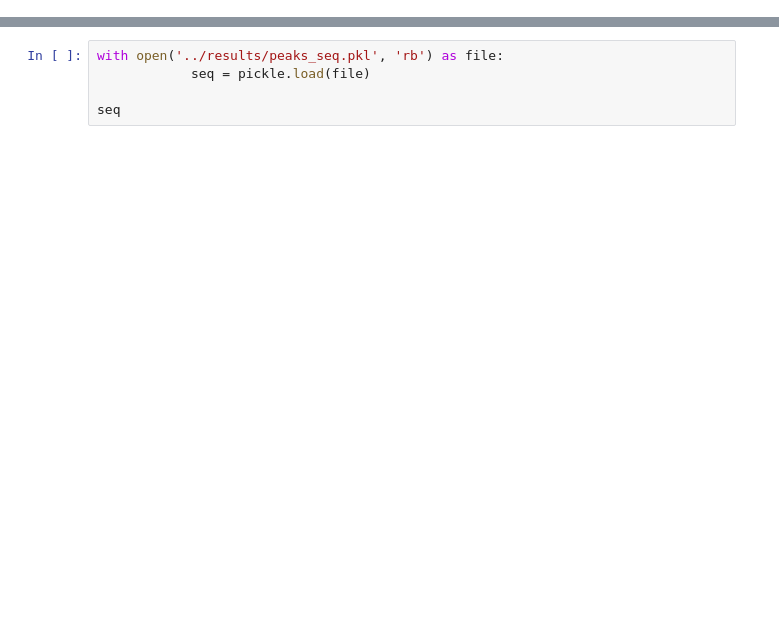
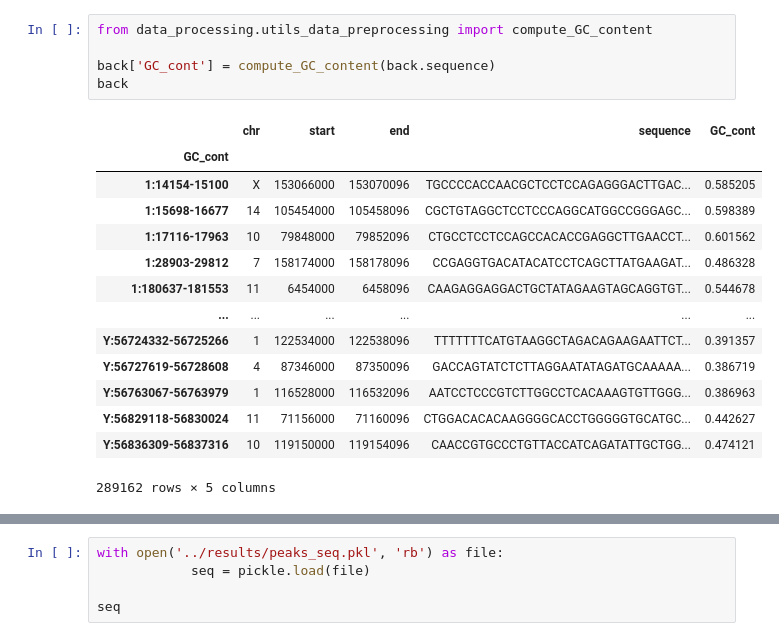
Before and after one commit to alexiaDorm/master-thesis, a Jupyter notebook: src/model.ipynb, the cells around one changed output, grey strips where cells are left out. Saved outputs shown, nothing was run; the diff lists cells and outputs as text; blank space fills up the shorter version.

```diff
--- a/src/model.ipynb
+++ b/src/model.ipynb
@@ -123,0 +127,20 @@ sequences
+# %%
+from data_processing.utils_data_preprocessing import compute_GC_content
+
+back['GC_cont'] = compute_GC_content(back.sequence)
+back
+# %% [output]
+|  | chr | start | end | sequence | GC_cont |
+| GC_cont |  |  |  |  |  |
+| 1:14154-15100 | X | 153066000 | 153070096 | TGCCCCACCAACGCTCCTCCAGAGGGACTTGAC... | 0.585205 |
+| 1:15698-16677 | 14 | 105454000 | 105458096 | CGCTGTAGGCTCCTCCCAGGCATGGCCGGGAGC... | 0.598389 |
+| 1:17116-17963 | 10 | 79848000 | 79852096 | CTGCCTCCTCCAGCCACACCGAGGCTTGAACCT... | 0.601562 |
+| 1:28903-29812 | 7 | 158174000 | 158178096 | CCGAGGTGACATACATCCTCAGCTTATGAAGAT... | 0.486328 |
+| 1:180637-181553 | 11 | 6454000 | 6458096 | CAAGAGGAGGACTGCTATAGAAGTAGCAGGTGT... | 0.544678 |
+| ... | ... | ... | ... | ... | ... |
+| Y:56724332-56725266 | 1 | 122534000 | 122538096 | TTTTTTTCATGTAAGGCTAGACAGAAGAATTCT... | 0.391357 |
+| Y:56727619-56728608 | 4 | 87346000 | 87350096 | GACCAGTATCTCTTAGGAATATAGATGCAAAAA... | 0.386719 |
+| Y:56763067-56763979 | 1 | 116528000 | 116532096 | AATCCTCCCGTCTTGGCCTCACAAAGTGTTGGG... | 0.386963 |
+| Y:56829118-56830024 | 11 | 71156000 | 71160096 | CTGGACACACAAGGGGCACCTGGGGGTGCATGC... | 0.442627 |
+| Y:56836309-56837316 | 10 | 119150000 | 119154096 | CAACCGTGCCCTGTTACCATCAGATATTGCTGG... | 0.474121 |
+289162 rows × 5 columns
```
Also changed, not shown: parts of 9 cells of this notebook, 3 other files.
